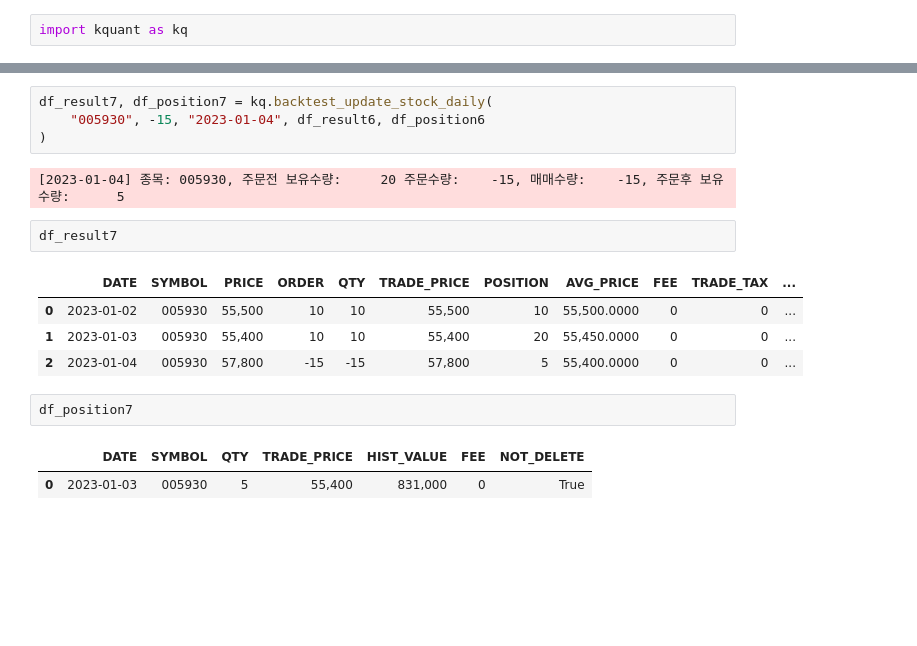
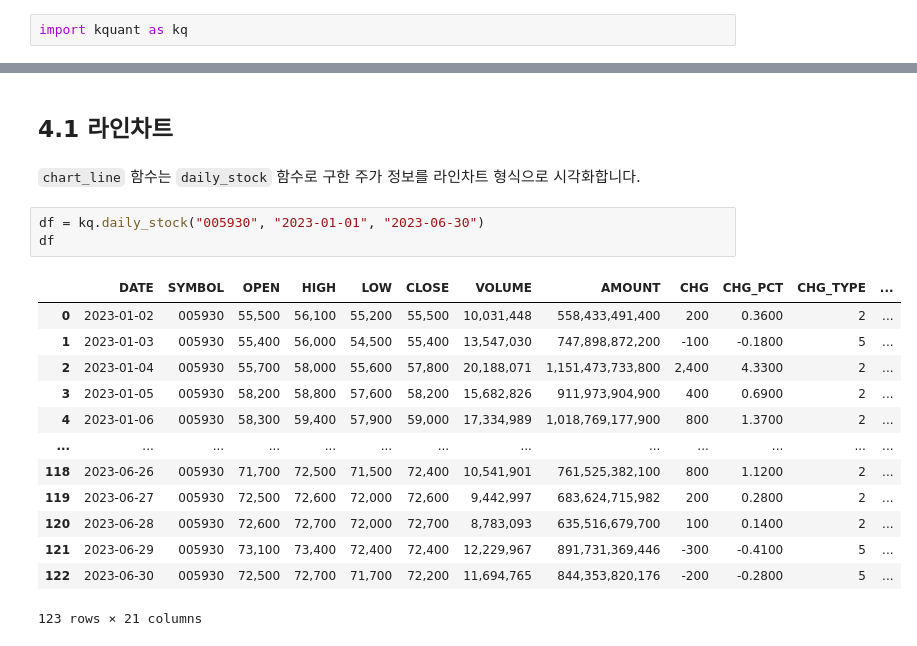
Before and after one commit to koscom/kquant, a Jupyter notebook: docs/tutorials/tutorial04.ipynb, the cells around one changed output, grey strips where cells are left out. Cells and saved outputs as stored; diff of their text form; blank space fills up the shorter version.

```diff
--- a/docs/tutorials/tutorial04.ipynb
+++ b/docs/tutorials/tutorial04.ipynb
@@ -456,18 +7,21 @@ df_position6
-# %%
-df_result7, df_position7 = kq.backtest_update_stock_daily(
-    "005930", -15, "2023-01-04", df_result6, df_position6
-)
-# %% [output]
-[2023-01-04] 종목: 005930, 주문전 보유수량:     20 주문수량:    -15, 매매수량:    -15, 주문후 보유수량:      5
-# %%
-df_result7
-# %% [output]
-|  | DATE | SYMBOL | PRICE | ORDER | QTY | TRADE_PRICE | POSITION | AVG_PRICE | FEE | TRADE_TAX | ... |
-| 0 | 2023-01-02 | 005930 | 55,500 | 10 | 10 | 55,500 | 10 | 55,500.0000 | 0 | 0 | ... |
-| 1 | 2023-01-03 | 005930 | 55,400 | 10 | 10 | 55,400 | 20 | 55,450.0000 | 0 | 0 | ... |
-| 2 | 2023-01-04 | 005930 | 57,800 | -15 | -15 | 57,800 | 5 | 55,400.0000 | 0 | 0 | ... |
-# %%
-df_position7
-# %% [output]
-|  | DATE | SYMBOL | QTY | TRADE_PRICE | HIST_VALUE | FEE | NOT_DELETE |
-| 0 | 2023-01-03 | 005930 | 5 | 55,400 | 831,000 | 0 | True |
+# %% [markdown]
+## 4.1 라인차트
+# %% [markdown]
+`chart_line` 함수는  `daily_stock` 함수로 구한 주가 정보를 라인차트 형식으로 시각화합니다.
+# %%
+df = kq.daily_stock("005930", "2023-01-01", "2023-06-30")
+df
+# %% [output]
+|  | DATE | SYMBOL | OPEN | HIGH | LOW | CLOSE | VOLUME | AMOUNT | CHG | CHG_PCT | CHG_TYPE | ... |
+| 0 | 2023-01-02 | 005930 | 55,500 | 56,100 | 55,200 | 55,500 | 10,031,448 | 558,433,491,400 | 200 | 0.3600 | 2 | ... |
+| 1 | 2023-01-03 | 005930 | 55,400 | 56,000 | 54,500 | 55,400 | 13,547,030 | 747,898,872,200 | -100 | -0.1800 | 5 | ... |
+| 2 | 2023-01-04 | 005930 | 55,700 | 58,000 | 55,600 | 57,800 | 20,188,071 | 1,151,473,733,800 | 2,400 | 4.3300 | 2 | ... |
+| 3 | 2023-01-05 | 005930 | 58,200 | 58,800 | 57,600 | 58,200 | 15,682,826 | 911,973,904,900 | 400 | 0.6900 | 2 | ... |
+| 4 | 2023-01-06 | 005930 | 58,300 | 59,400 | 57,900 | 59,000 | 17,334,989 | 1,018,769,177,900 | 800 | 1.3700 | 2 | ... |
+| ... | ... | ... | ... | ... | ... | ... | ... | ... | ... | ... | ... | ... |
+| 118 | 2023-06-26 | 005930 | 71,700 | 72,500 | 71,500 | 72,400 | 10,541,901 | 761,525,382,100 | 800 | 1.1200 | 2 | ... |
+| 119 | 2023-06-27 | 005930 | 72,500 | 72,600 | 72,000 | 72,600 | 9,442,997 | 683,624,715,982 | 200 | 0.2800 | 2 | ... |
+| 120 | 2023-06-28 | 005930 | 72,600 | 72,700 | 72,000 | 72,700 | 8,783,093 | 635,516,679,700 | 100 | 0.1400 | 2 | ... |
+| 121 | 2023-06-29 | 005930 | 73,100 | 73,400 | 72,400 | 72,400 | 12,229,967 | 891,731,369,446 | -300 | -0.4100 | 5 | ... |
+| 122 | 2023-06-30 | 005930 | 72,500 | 72,700 | 71,700 | 72,200 | 11,694,765 | 844,353,820,176 | -200 | -0.2800 | 5 | ... |
+123 rows × 21 columns
```
Also changed, not shown: parts of 77 cells of this notebook, 7 other files.
